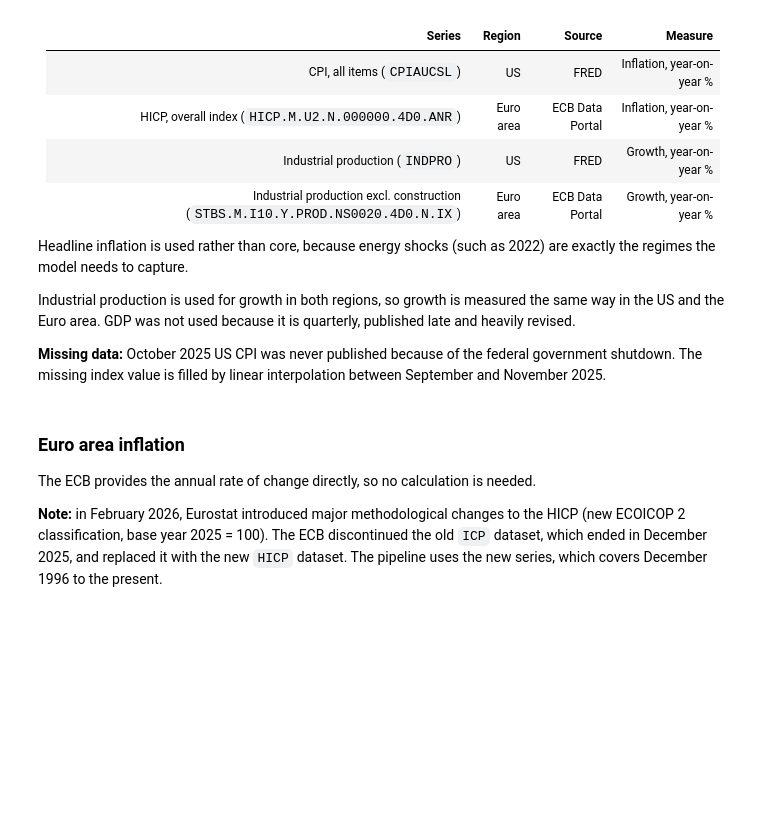
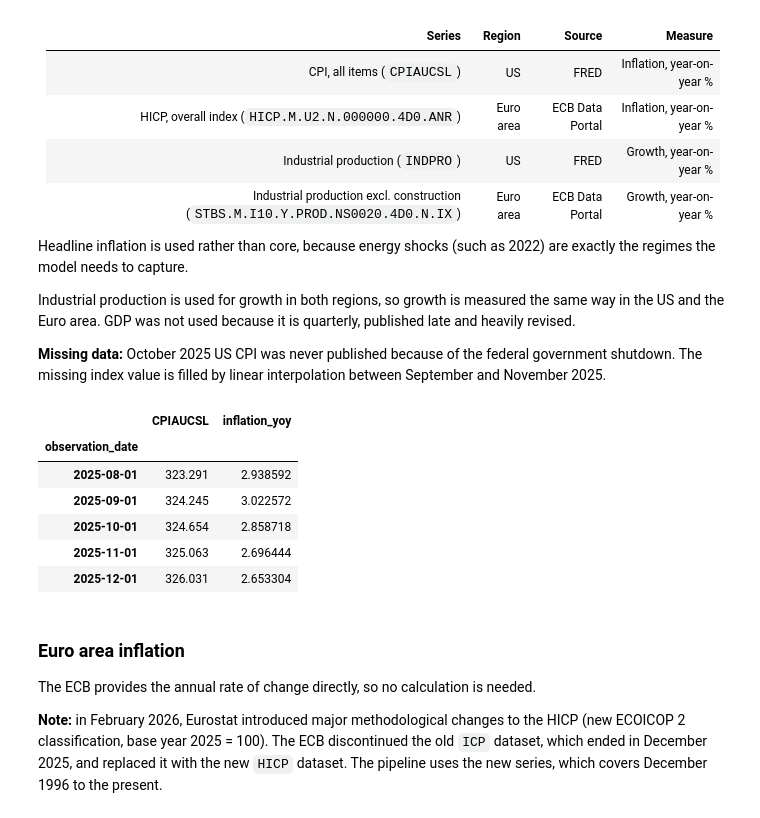
Before and after one commit to Dcobi/macro-regime-model, a Jupyter notebook: notebooks/01_data_pipeline.ipynb, the cells around one changed output. Saved outputs shown, nothing was run; the diff lists cells and outputs as text; code cells hidden in the pictures; blank space fills up the shorter version.

```diff
--- a/notebooks/01_data_pipeline.ipynb
+++ b/notebooks/01_data_pipeline.ipynb
@@ -26,24 +26,21 @@ Industrial production is used for growth in both regions, so growth is measured
 # %%
 import pandas as pd
 import numpy as np
-import matplotlib.pyplot as plt
-from pathlib import Path
-
-# Support Jupyter launched from either the project root or notebooks/.
-project_root = Path.cwd().resolve()
-if project_root.name == "notebooks":
-    project_root = project_root.parent
-if not (project_root / "notebooks" / "01_data_pipeline.ipynb").is_file():
-    raise RuntimeError("Run this notebook from the project root or notebooks directory.")
-data_dir = project_root / "data"
-data_dir.mkdir(parents=True, exist_ok=True)
 
 url = "https://fred.stlouisfed.org/graph/fredgraph.csv?id=CPIAUCSL"
 cpi = pd.read_csv(url, index_col=0, parse_dates=True)
 cpi["CPIAUCSL"] = cpi["CPIAUCSL"].interpolate(limit_area="inside")
 
 cpi["inflation_yoy"] = cpi["CPIAUCSL"].pct_change(12) * 100
 cpi.loc["2025-08":"2025-12"]
+# %% [output]
+|  | CPIAUCSL | inflation_yoy |
+| observation_date |  |  |
+| 2025-08-01 | 323.291 | 2.938592 |
+| 2025-09-01 | 324.245 | 3.022572 |
+| 2025-10-01 | 324.654 | 2.858718 |
+| 2025-11-01 | 325.063 | 2.696444 |
+| 2025-12-01 | 326.031 | 2.653304 |
 # %% [markdown]
 ### Euro area inflation
 
```
Also changed, not shown: parts of 22 cells of this notebook, 5 other files.
